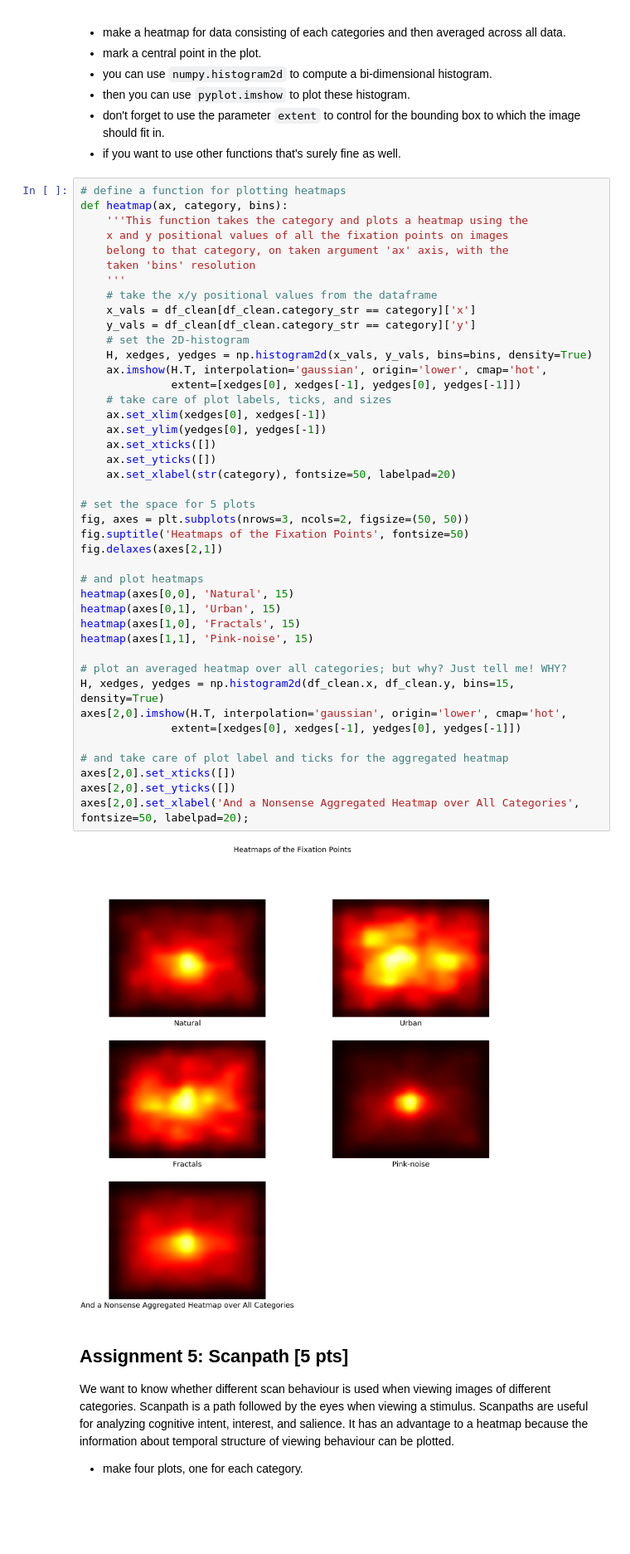
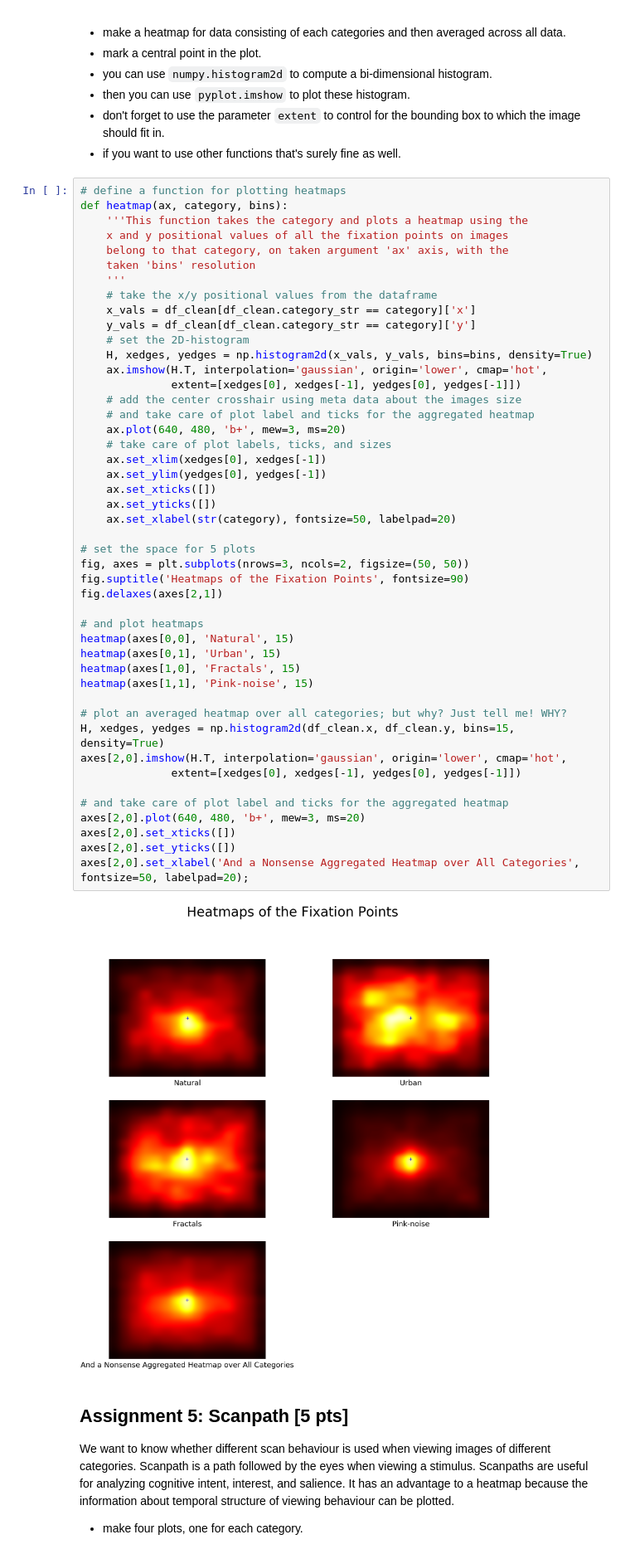
Before and after one commit to NBP-ACC/week-7-acc_01, a Jupyter notebook: Sheet05.ipynb, the cells around one changed output. Shown at 83% size. Saved outputs shown, nothing was run; the diff lists cells and outputs as text; blank space fills up the shorter version.

```diff
--- a/Sheet05.ipynb
+++ b/Sheet05.ipynb
@@ -453,35 +453,39 @@ def heatmap(ax, category, bins):
     H, xedges, yedges = np.histogram2d(x_vals, y_vals, bins=bins, density=True)
     ax.imshow(H.T, interpolation='gaussian', origin='lower', cmap='hot',
               extent=[xedges[0], xedges[-1], yedges[0], yedges[-1]])
+    # add the center crosshair using meta data about the images size
+    # and take care of plot label and ticks for the aggregated heatmap
+    ax.plot(640, 480, 'b+', mew=3, ms=20)
     # take care of plot labels, ticks, and sizes
     ax.set_xlim(xedges[0], xedges[-1])
     ax.set_ylim(yedges[0], yedges[-1])
     ax.set_xticks([])
     ax.set_yticks([])
     ax.set_xlabel(str(category), fontsize=50, labelpad=20)
 
 # set the space for 5 plots
 fig, axes = plt.subplots(nrows=3, ncols=2, figsize=(50, 50))
-fig.suptitle('Heatmaps of the Fixation Points', fontsize=50)
+fig.suptitle('Heatmaps of the Fixation Points', fontsize=90)
 fig.delaxes(axes[2,1])
 
 # and plot heatmaps
 heatmap(axes[0,0], 'Natural', 15)
 heatmap(axes[0,1], 'Urban', 15)
 heatmap(axes[1,0], 'Fractals', 15)
 heatmap(axes[1,1], 'Pink-noise', 15)
 
 # plot an averaged heatmap over all categories; but why? Just tell me! WHY?
 H, xedges, yedges = np.histogram2d(df_clean.x, df_clean.y, bins=15, density=True)
 axes[2,0].imshow(H.T, interpolation='gaussian', origin='lower', cmap='hot',
               extent=[xedges[0], xedges[-1], yedges[0], yedges[-1]])
 
 # and take care of plot label and ticks for the aggregated heatmap
+axes[2,0].plot(640, 480, 'b+', mew=3, ms=20)
 axes[2,0].set_xticks([])
 axes[2,0].set_yticks([])
 axes[2,0].set_xlabel('And a Nonsense Aggregated Heatmap over All Categories', fontsize=50, labelpad=20);
 # %% [output]
-[figure, old version]
+[figure, new version]
 # %% [markdown]
 ## Assignment 5: Scanpath [5 pts]
 We want to know whether different scan behaviour is used when viewing images of different categories. Scanpath is a path followed by the eyes when viewing a stimulus. Scanpaths are useful for analyzing cognitive intent, interest, and salience. It has an advantage to a heatmap because the information about temporal structure of viewing behaviour can be plotted.
```
